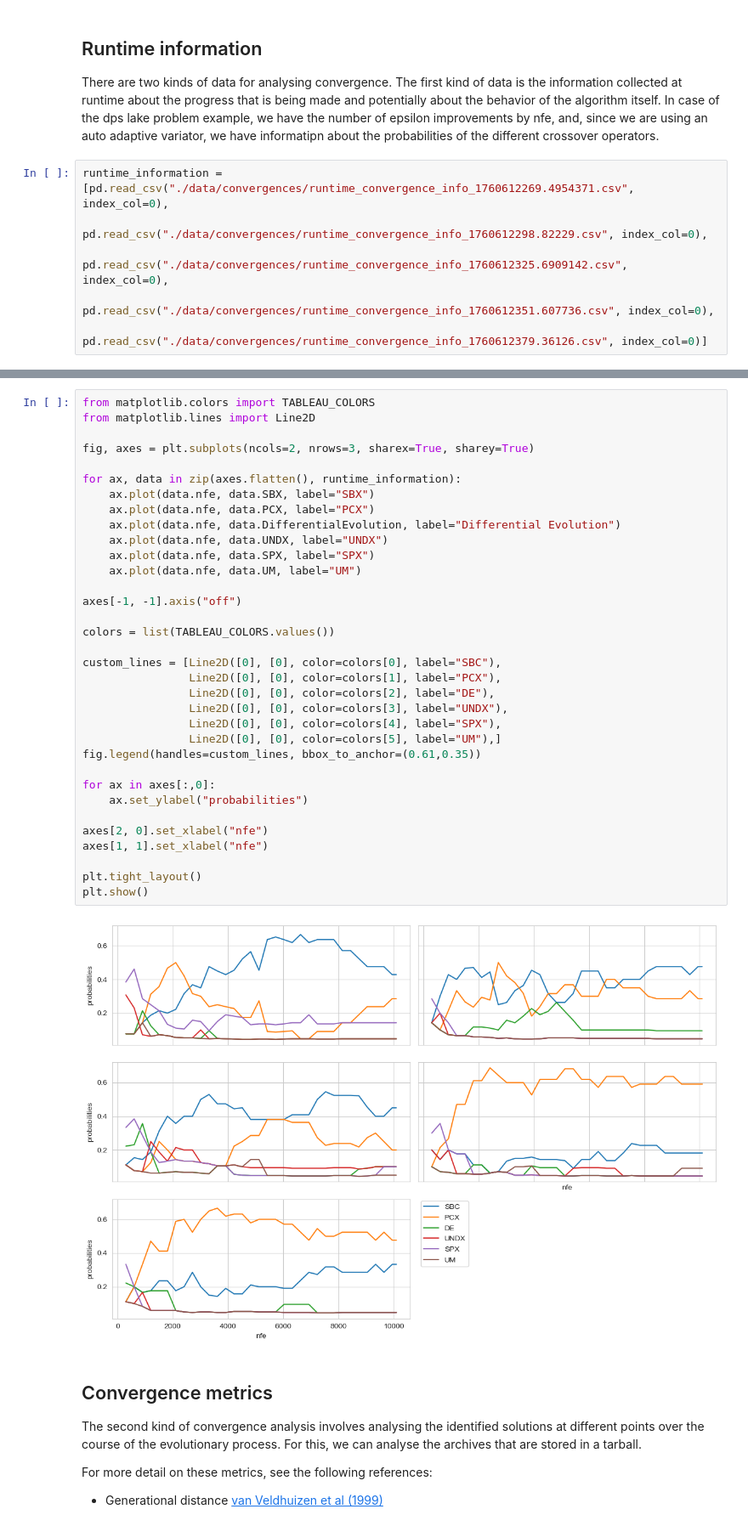
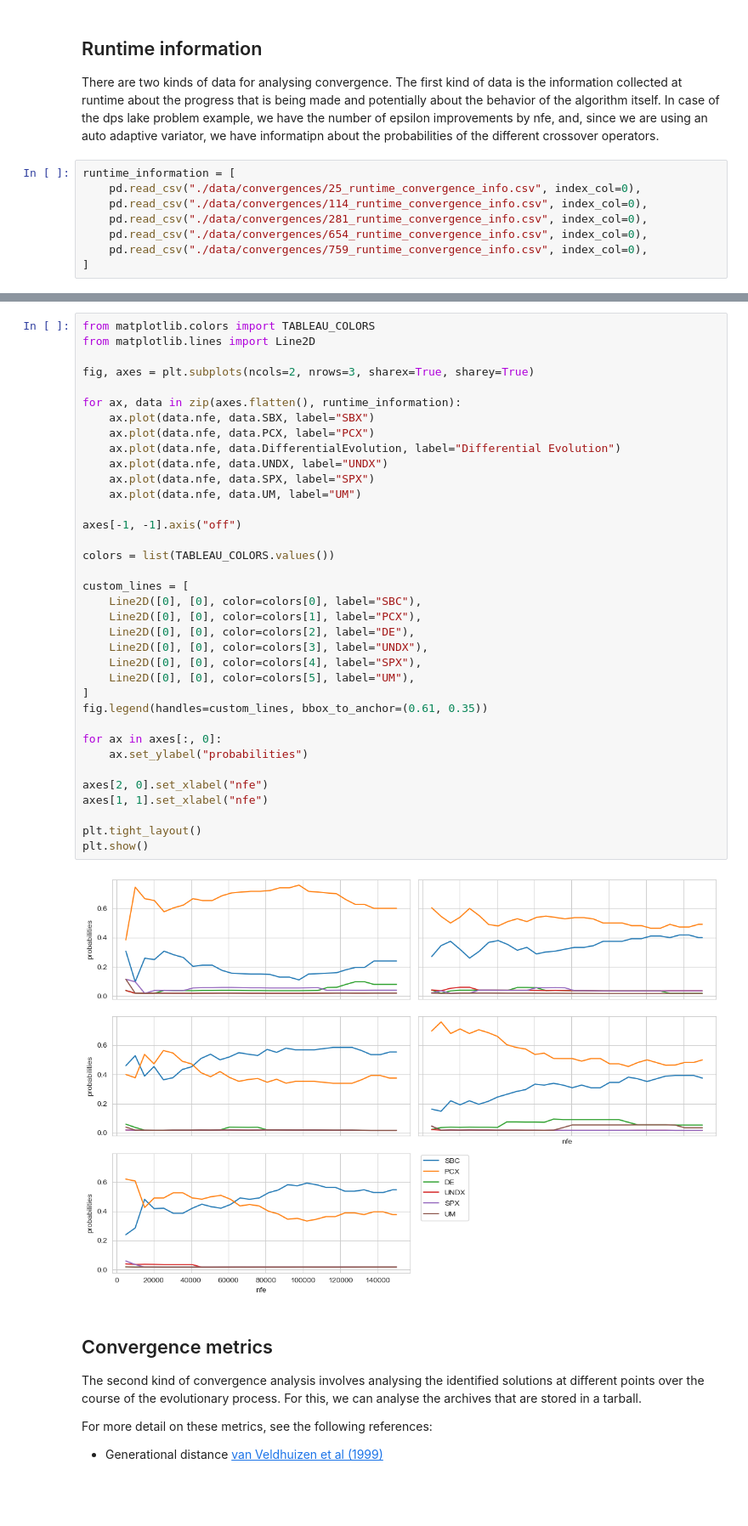
Before and after one commit to quaquel/EMAworkbench, a Jupyter notebook: ema_workbench/examples/optimization_convergence_analysis.ipynb, the cells around one changed output, grey strips where cells are left out. Shown at 85% size. Saved outputs shown, nothing was run; the diff lists cells and outputs as text; blank space fills up the shorter version.

```diff
--- a/ema_workbench/examples/optimization_convergence_analysis.ipynb
+++ b/ema_workbench/examples/optimization_convergence_analysis.ipynb
@@ -37,11 +43,13 @@ reference_set = epsilon_nondominated(final_archives, [0.1]*len(objectives), prob
 ## Runtime information
 There are two kinds of data for analysing convergence. The first kind of data is the information collected at runtime about the progress that is being made and potentially about the behavior of the algorithm itself. In case of the dps lake problem example, we have the number of epsilon improvements by nfe, and, since we are using an auto adaptive variator, we have informatipn about the probabilities of the different crossover operators.
 # %%
-runtime_information = [pd.read_csv("./data/convergences/runtime_convergence_info_1760612269.4954371.csv", index_col=0),
-                       pd.read_csv("./data/convergences/runtime_convergence_info_1760612298.82229.csv", index_col=0),
-                       pd.read_csv("./data/convergences/runtime_convergence_info_1760612325.6909142.csv", index_col=0),
-                       pd.read_csv("./data/convergences/runtime_convergence_info_1760612351.607736.csv", index_col=0),
-                       pd.read_csv("./data/convergences/runtime_convergence_info_1760612379.36126.csv", index_col=0)]
+runtime_information = [
+    pd.read_csv("./data/convergences/25_runtime_convergence_info.csv", index_col=0),
+    pd.read_csv("./data/convergences/114_runtime_convergence_info.csv", index_col=0),
+    pd.read_csv("./data/convergences/281_runtime_convergence_info.csv", index_col=0),
+    pd.read_csv("./data/convergences/654_runtime_convergence_info.csv", index_col=0),
+    pd.read_csv("./data/convergences/759_runtime_convergence_info.csv", index_col=0),
+]
 # %%
 fig, ax = plt.subplots()
 
@@ -56,39 +64,41 @@ plt.show()
 # %%
 from matplotlib.colors import TABLEAU_COLORS
 from matplotlib.lines import Line2D
 
 fig, axes = plt.subplots(ncols=2, nrows=3, sharex=True, sharey=True)
 
 for ax, data in zip(axes.flatten(), runtime_information):
     ax.plot(data.nfe, data.SBX, label="SBX")
     ax.plot(data.nfe, data.PCX, label="PCX")
     ax.plot(data.nfe, data.DifferentialEvolution, label="Differential Evolution")
     ax.plot(data.nfe, data.UNDX, label="UNDX")
     ax.plot(data.nfe, data.SPX, label="SPX")
     ax.plot(data.nfe, data.UM, label="UM")
 
 axes[-1, -1].axis("off")
 
 colors = list(TABLEAU_COLORS.values())
 
-custom_lines = [Line2D([0], [0], color=colors[0], label="SBC"),
-                Line2D([0], [0], color=colors[1], label="PCX"),
-                Line2D([0], [0], color=colors[2], label="DE"),
-                Line2D([0], [0], color=colors[3], label="UNDX"),
-                Line2D([0], [0], color=colors[4], label="SPX"),
-                Line2D([0], [0], color=colors[5], label="UM"),]
-fig.legend(handles=custom_lines, bbox_to_anchor=(0.61,0.35))
+custom_lines = [
+    Line2D([0], [0], color=colors[0], label="SBC"),
+    Line2D([0], [0], color=colors[1], label="PCX"),
+    Line2D([0], [0], color=colors[2], label="DE"),
+    Line2D([0], [0], color=colors[3], label="UNDX"),
+    Line2D([0], [0], color=colors[4], label="SPX"),
+    Line2D([0], [0], color=colors[5], label="UM"),
+]
+fig.legend(handles=custom_lines, bbox_to_anchor=(0.61, 0.35))
 
-for ax in axes[:,0]:
+for ax in axes[:, 0]:
     ax.set_ylabel("probabilities")
 
 axes[2, 0].set_xlabel("nfe")
 axes[1, 1].set_xlabel("nfe")
 
 plt.tight_layout()
 plt.show()
 # %% [output]
-[figure, old version]
+[figure, new version]
 # %% [markdown]
 ## Convergence metrics
 The second kind of convergence analysis involves analysing the identified solutions at different points over the course of the evolutionary process. For this, we can analyse the archives that are stored in a tarball.
```
Also changed, not shown: parts of 7 cells of this notebook, 36 other files.
